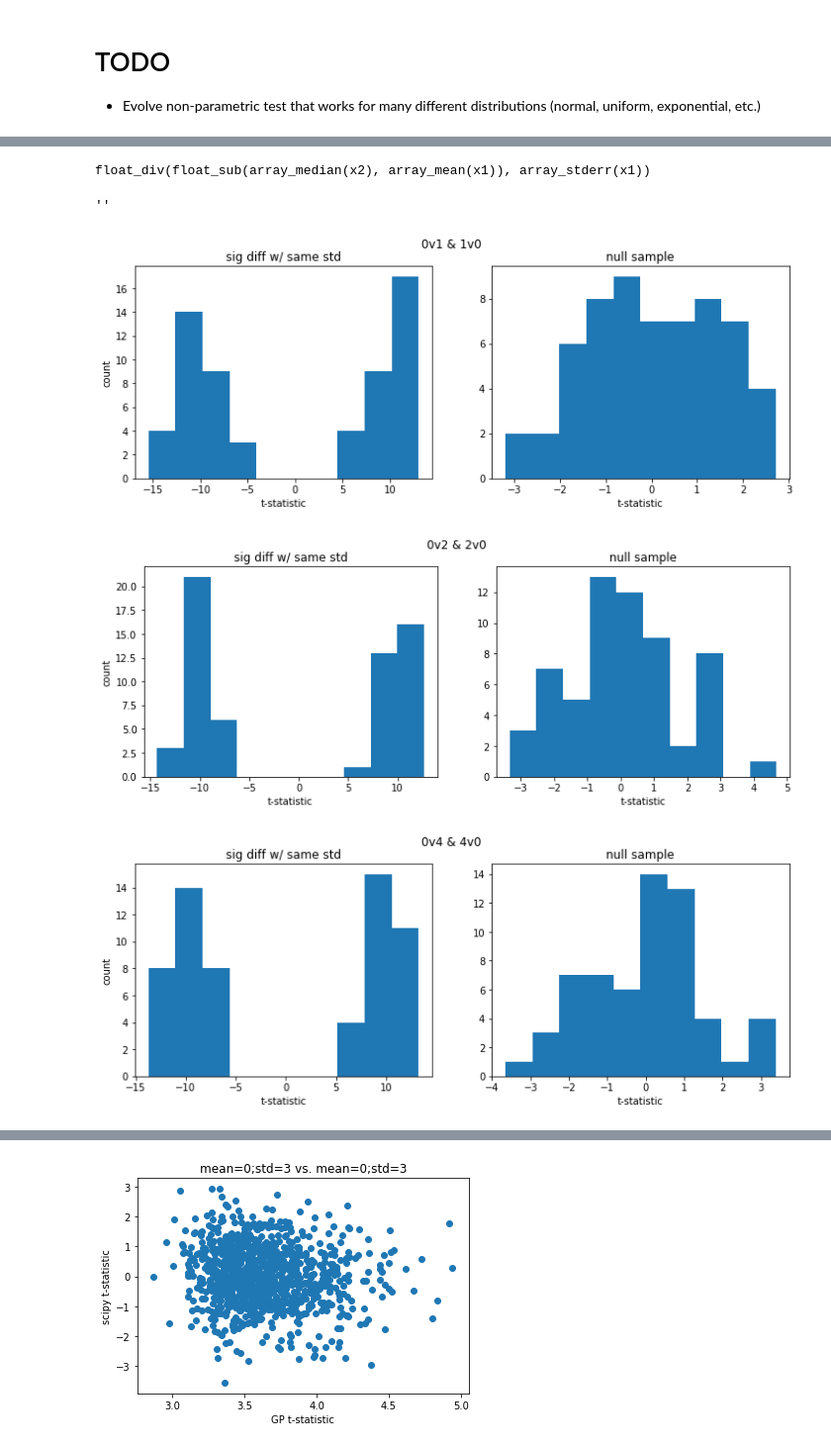
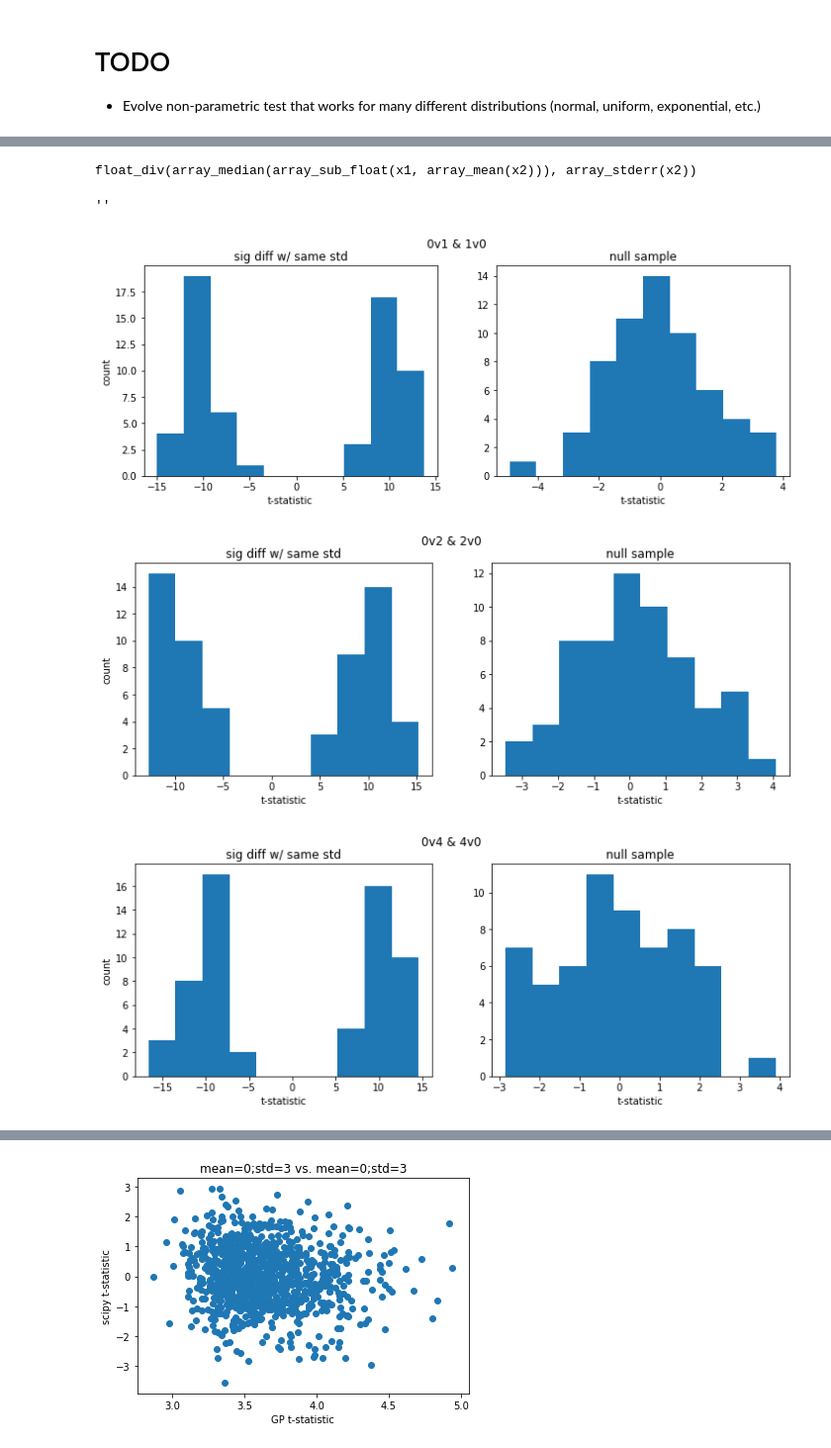
Before and after one commit to EpistasisLab/evolved-stats, a Jupyter notebook: demo-evolve-stats.ipynb, the cells around one changed output, grey strips where cells are left out. Shown: that part at 99% size. Drawn from its saved outputs; the diff is of its cells as text; code cells hidden in the pictures.

```diff
--- a/demo-evolve-stats.ipynb
+++ b/demo-evolve-stats.ipynb
@@ -346,10 +330,19 @@ import matplotlib.pyplot as plt
 from scipy.stats import ttest_ind
 
 pareto_index = 0
+expr = 'float_div(array_median(array_sub_float(x1, array_mean(x2))), array_stderr(x2))'
+#'float_square(float_div(float_square(float_square(array_median(array_sub_float(x1, array_mean(x2))))), array_mean(array_add_float(array_square(array_square(x1)), array_mean(x1)))))'
+#'float_div(array_sum(array_sub_float(x2, array_mean(x1))), array_std(x1))'
+#'array_var(array_mul_float(x1, array_mean(array_div_float(array_sub_float(x1, array_mean(x2)), array_var(x2)))))'
+#'float_div(float_sub(array_mean(x1), array_mean(x2)), array_std(x1))'
+#'float_div(array_median(array_sub_float(x2, array_median(x1))), array_std(x2))'
+#'array_mean(array_div_float(array_sub_float(x2, array_mean(x1)), array_var(array_sqrt(x1))))'
+#'float_div(array_median(array_sub_float(x2, array_median(x1))), array_min(x1))'
+#'array_median(array_sub_float(array_div_float(x2, array_median(x1)), 1.0))'
 
-print(pareto_front[pareto_index])
+print(expr)
 print('')
-func = toolbox.compile(expr=pareto_front[pareto_index])
+func = toolbox.compile(expr=expr)
 
 ### 0v1 ###
 
@@ -443,34 +436,34 @@ plt.title('0v1')
 plt.xlabel('t-statistic')
 plt.ylabel('count')
 plt.hist(t_vals, label='0v1')
 
 
 t_vals = []
 for sample1, sample2 in zip(sig_diff_samples_0v10_same_std, sig_diff_samples_10v0_same_std):
     t_vals.append(func(sample1, sample2))
     t_vals.append(func(sample2, sample1))
 
 plt.subplot(1, 3, 2)
 plt.title('0v10')
 plt.xlabel('t-statistic')
 plt.ylabel('count')
 plt.hist(t_vals, label='0v10')
 
 
 t_vals = []
 for sample1, sample2 in zip(sig_diff_samples_0v100_same_std, sig_diff_samples_100v0_same_std):
     t_vals.append(func(sample1, sample2))
     t_vals.append(func(sample2, sample1))
 
 plt.subplot(1, 3, 3)
 plt.title('0v100')
 plt.xlabel('t-statistic')
 plt.ylabel('count')
 plt.hist(t_vals, label='0v100')
 ;
 # %% [output]
-float_div(float_sub(array_median(x2), array_mean(x1)), array_stderr(x1))
+float_div(array_median(array_sub_float(x1, array_mean(x2))), array_stderr(x2))
 ''
-[figure, old version]
+[figure, new version]
-[figure, old version]
+[figure, new version]
-[figure, old version]
+[figure, new version]
```
Also changed, not shown: parts of 2 cells of this notebook, 1 other file.
